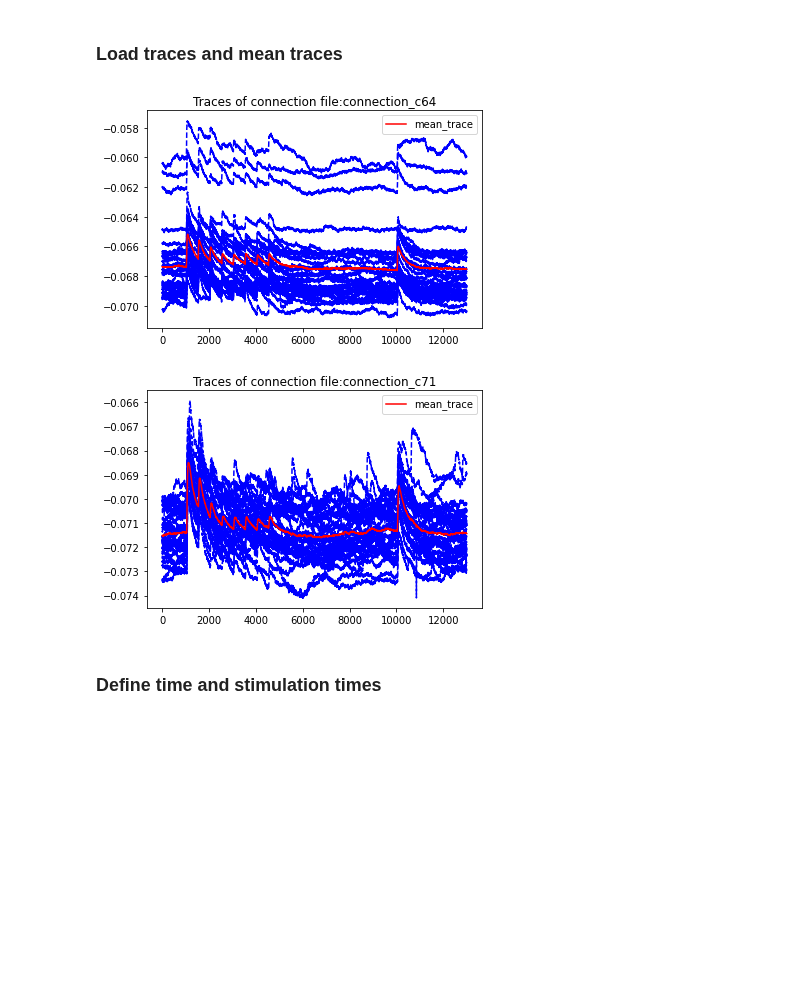
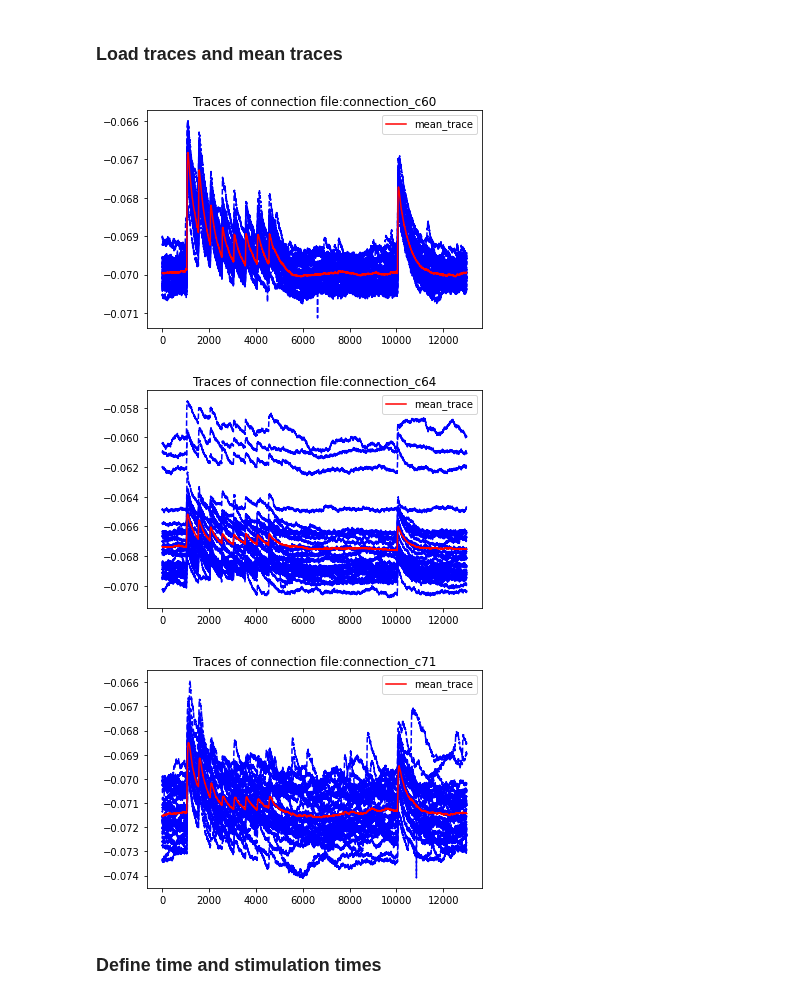
Before and after one commit to AlbrechtAlice/In-Silico-Neuroscience, a Jupyter notebook: Week8_HomeWork.ipynb, the cells around one changed output. Drawn from its saved outputs; the diff is of its cells as text; code cells hidden in the pictures; blank space fills up the shorter version.

```diff
--- a/Week8_HomeWork.ipynb
+++ b/Week8_HomeWork.ipynb
@@ -337,14 +542,15 @@ data_3 = h5py.File("connection_c71.h5", "r")
 # %%
-#traces_1, mean_traces_1 = get_traces(data_1)
+traces_1, mean_traces_1 = get_traces(data_1)
 traces_2, mean_traces_2 = get_traces(data_2)
 traces_3, mean_traces_3 = get_traces(data_3)
 # %%
-#plot_traces(traces_1, mean_traces_1, 'connection_c60')
+plot_traces(traces_1, mean_traces_1, 'connection_c60')
 plot_traces(traces_2, mean_traces_2, 'connection_c64')
 plot_traces(traces_3, mean_traces_3,  'connection_c71')
 # %% [output]
-[figure, old version]
+[figure, new version]
-[figure, old version]
+[figure, new version]
+[figure, added]
 # %% [markdown]
 ### Define time and stimulation times
 # %%
```
Also changed, not shown: parts of 22 cells of this notebook.
